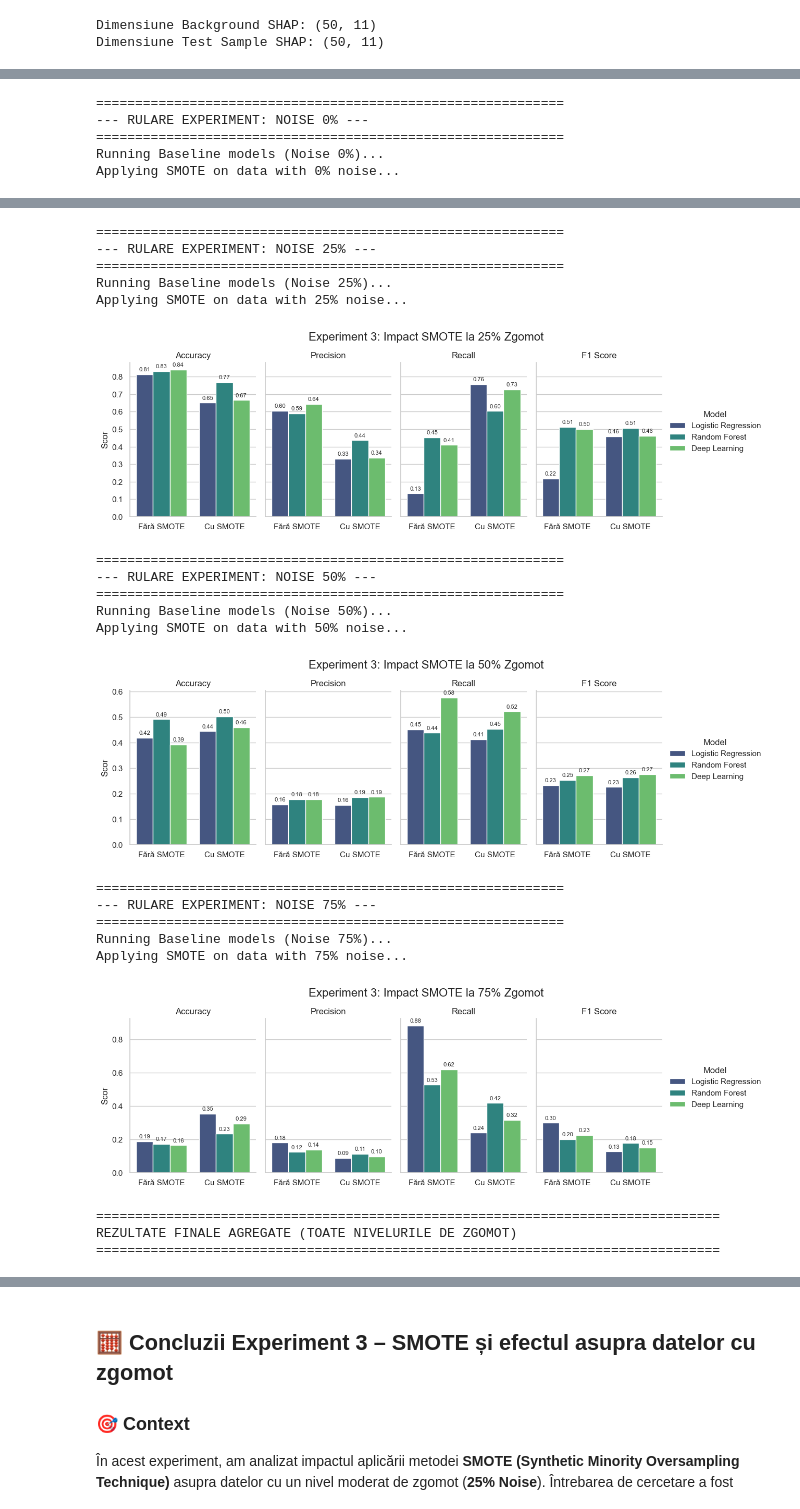
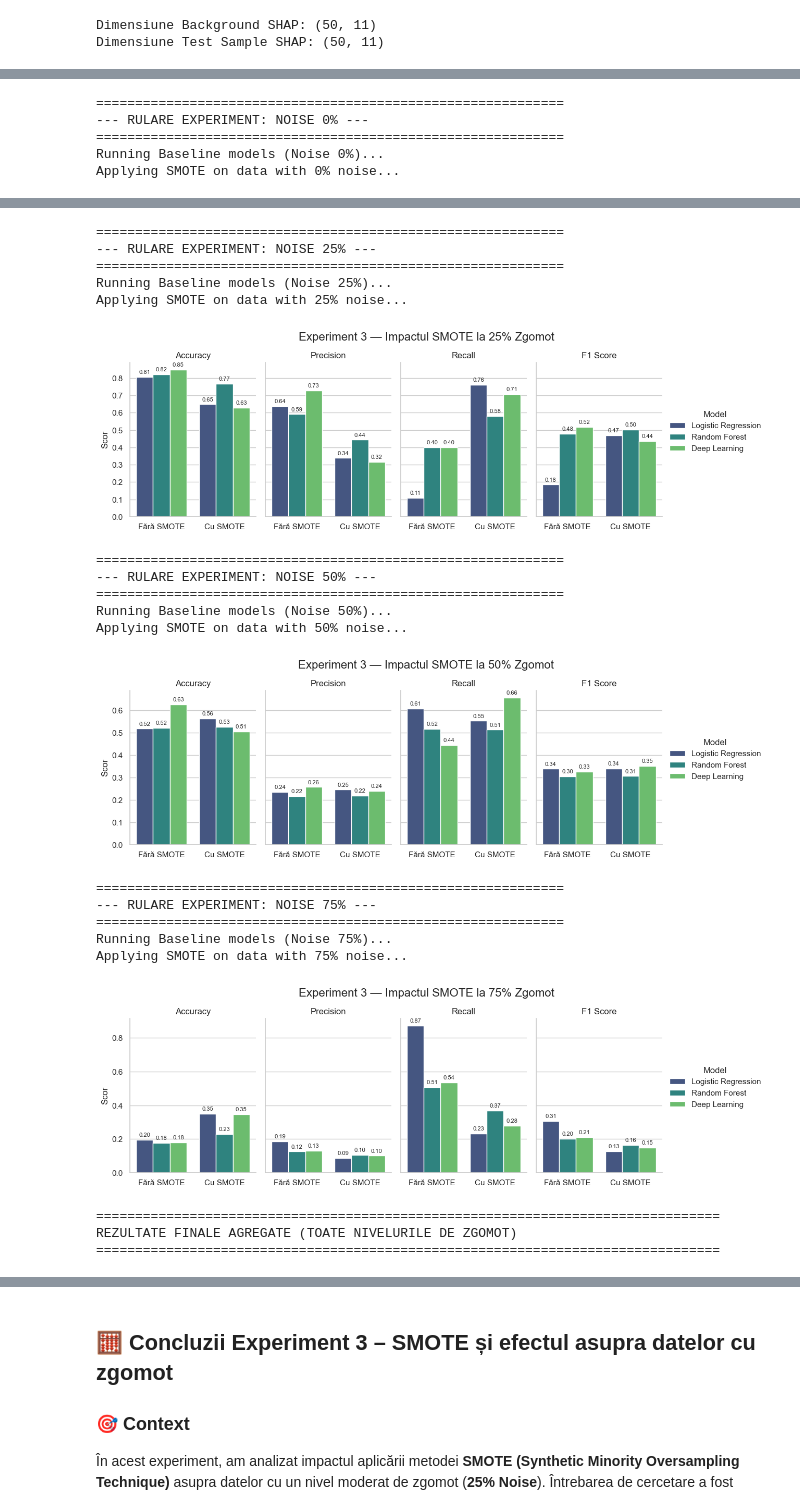
Before and after one commit to danielperebinos/UTM-SAD, a Jupyter notebook: lab_3.ipynb, the cells around one changed output, grey strips where cells are left out. Cells and saved outputs as stored; diff of their text form; code cells hidden in the pictures.

```diff
--- a/lab_3.ipynb
+++ b/lab_3.ipynb
@@ -51,25 +72,30 @@ df.head()
 X = df.drop('Exited', axis=1)
 y = df['Exited']
 # %%
-# Split inițial (80% Train, 20% Test)
-X_train_orig, X_test, y_train_orig, y_test = train_test_split(X, y, test_size=0.2, random_state=42)
+from sklearn.model_selection import train_test_split
+from sklearn.preprocessing import StandardScaler
 
-# Scalare
+# ✂️ Împărțirea inițială a datelor (80% antrenare, 20% test)
+X_train_orig, X_test, y_train_orig, y_test = train_test_split(
+    X, y, test_size=0.2, random_state=42, stratify=y
+)
+
+# ⚖️ Scalarea variabilelor numerice
 scaler = StandardScaler()
 X_train_sc = scaler.fit_transform(X_train_orig)
 X_test_sc = scaler.transform(X_test)
 # %%
-def inject_noise(y, noise_level):
+def inject_noise(y, noise_level: float):
     """
     Inversează etichetele pentru un procent 'noise_level' din date.
-    Ex: Dacă noise_level=0.1, 10% din etichete sunt greșite (0 devine 1, 1 devine 0).
+    Ex: noise_level=0.1 → 10% din etichete devin greșite (0 ↔ 1).
     """
     y_noisy = y.copy()
     n_samples = len(y)
     n_noise = int(n_samples * noise_level)
 
     if n_noise > 0:
-        # Alegem indici aleatori
+        # 🎲 Alegem indici aleatori pentru etichetele de inversat
         noise_indices = np.random.choice(n_samples, n_noise, replace=False)
 
         if isinstance(y_noisy, pd.Series):
@@ -427,10 +577,10 @@ Riscul SMOTE: Deoarece SMOTE creează vecini sintetici, dacă aplicăm SMOTE pe
 from sklearn.metrics import precision_score, recall_score, f1_score
 from imblearn.over_sampling import SMOTE
 
-# Funcție helper pentru calculul metricilor (actualizată pentru a include Noise Level)
+# ⚙️ Helper pentru calculul metricilor (inclusiv nivelul de zgomot)
 def get_metrics(y_true, y_pred, model_name, scenario, noise_lvl):
     return {
-        'Noise Level': f"{int(noise_lvl*100)}%",
+        'Noise Level': f"{int(noise_lvl * 100)}%",
         'Model': model_name,
         'Scenario': scenario,
         'Accuracy': accuracy_score(y_true, y_pred),
@@ -439,29 +589,29 @@ def get_metrics(y_true, y_pred, model_name, scenario, noise_lvl):
         'F1 Score': f1_score(y_true, y_pred)
     }
 
-# Container global pentru toate rezultatele
+# 🧩 Container global pentru toate rezultatele
 all_results_exp3 = []
 
-# Definim nivelurile de zgomot prin care iterăm
+# 🔁 Niveluri de zgomot analizate
 noise_levels = [0, 0.25, 0.50, 0.75]
 
-# --- ÎNCEPUT ITERAȚIE ---
+# 🚀 Începerea experimentului
 for noise in noise_levels:
     print(f"\n{'='*60}")
     print(f"--- RULARE EXPERIMENT: NOISE {int(noise*100)}% ---")
     print(f"{'='*60}")
 
-    # Rezultate locale pentru acest nivel de zgomot (pentru vizualizare imediată)
-    current_level_results = []
+    current_level_results = []  # rezultate temporare pentru vizualizarea locală
 
-    # 1. Preparare date (Baseline cu Zgomot specific iterației)
-    # inject_noise trebuie să fie definită anterior
+    # 1️⃣ Pregătire date — injectăm zgomotul specific
     y_train_noisy = inject_noise(y_train_orig, noise)
 
-    # --- SCENARIUL A: FĂRĂ SMOTE (BASELINE) ---
+    # ╔══════════════════════════════════════════╗
+    # ║     SCENARIUL A — FĂRĂ SMOTE (Baseline)  ║
+    # ╚══════════════════════════════════════════╝
     print(f"Running Baseline models (Noise {int(noise*100)}%)...")
 
-    # Logistic
+    # Logistic Regression
     lr = LogisticRegression(random_state=42).fit(X_train_sc, y_train_noisy)
     y_pred_lr = lr.predict(X_test_sc)
     metric = get_metrics(y_test, y_pred_lr, 'Logistic Regression', 'Fără SMOTE', noise)
@@ -488,29 +638,29 @@ for noise in noise_levels:
     current_level_results.append(metric)
     all_results_exp3.append(metric)
 
-
-    # --- SCENARIUL B: CU SMOTE (APLICAT PE ZGOMOT) ---
+    # ╔══════════════════════════════════════════╗
+    # ║        SCENARIUL B — CU SMOTE APLICAT    ║
+    # ╚══════════════════════════════════════════╝
     print(f"Applying SMOTE on data with {int(noise*100)}% noise...")
 
     smote = SMOTE(random_state=42)
-    # Aplicăm SMOTE pe datele care au deja zgomotul indus
     X_train_smote, y_train_smote = smote.fit_resample(X_train_sc, y_train_noisy)
 
-    # Logistic SMOTE
+    # Logistic Regression + SMOTE
     lr_sm = LogisticRegression(random_state=42).fit(X_train_smote, y_train_smote)
     y_pred_lr_sm = lr_sm.predict(X_test_sc)
     metric = get_metrics(y_test, y_pred_lr_sm, 'Logistic Regression', 'Cu SMOTE', noise)
     current_level_results.append(metric)
     all_results_exp3.append(metric)
 
-    # Random Forest SMOTE
+    # Random Forest + SMOTE
     rf_sm = RandomForestClassifier(random_state=42).fit(X_train_smote, y_train_smote)
     y_pred_rf_sm = rf_sm.predict(X_test_sc)
     metric = get_metrics(y_test, y_pred_rf_sm, 'Random Forest', 'Cu SMOTE', noise)
     current_level_results.append(metric)
     all_results_exp3.append(metric)
 
-    # Deep Learning SMOTE
+    # Deep Learning + SMOTE
     dl_sm = Sequential([
         Dense(64, activation='relu', input_shape=(X_train_smote.shape[1],)),
         Dense(32, activation='relu'),
@@ -523,15 +673,17 @@ for noise in noise_levels:
     current_level_results.append(metric)
     all_results_exp3.append(metric)
 
-    # --- VIZUALIZARE PER NOISE LEVEL ---
+    # ╔══════════════════════════════════════════╗
+    # ║       VIZUALIZARE PE NIVEL DE ZGOMOT     ║
+    # ╚══════════════════════════════════════════╝
     df_res_curr = pd.DataFrame(current_level_results)
 
-    # Transformăm dataframe-ul pentru plotare (Melt)
-    df_melt = df_res_curr.melt(id_vars=['Model', 'Scenario'],
-                               value_vars=['Accuracy', 'Precision', 'Recall', 'F1 Score'],
-                               var_name='Metric', value_name='Score')
+    df_melt = df_res_curr.melt(
+        id_vars=['Model', 'Scenario'],
+        value_vars=['Accuracy', 'Precision', 'Recall', 'F1 Score'],
+        var_name='Metric', value_name='Score'
+    )
 
-    # Plotting
     g = sns.catplot(
         data=df_melt,
         x='Scenario', y='Score',
@@ -540,21 +692,24 @@ for noise in noise_levels:
         palette='viridis', col_wrap=4
     )
 
-    g.fig.suptitle(f'Experiment 3: Impact SMOTE la {int(noise*100)}% Zgomot', y=1.05, fontsize=16)
+    g.fig.suptitle(f'Experiment 3 — Impactul SMOTE la {int(noise*100)}% Zgomot', y=1.05, fontsize=16)
     g.set_titles("{col_name}")
     g.set_axis_labels("", "Scor")
 
-    # Adăugăm etichete cu valorile pe bare
+    # Adăugăm etichete numerice pe bare
     for ax in g.axes.flat:
         for container in ax.containers:
             ax.bar_label(container, fmt='%.2f', fontsize=8, padding=3)
 
     plt.show()
 
-# --- FINAL: AFIȘARE TABEL CENTRALIZAT ---
+# ╔══════════════════════════════════════════╗
+# ║     AFIȘARE TABEL CENTRALIZAT FINAL      ║
+# ╚══════════════════════════════════════════╝
 print("\n" + "="*80)
 print("REZULTATE FINALE AGREGATE (TOATE NIVELURILE DE ZGOMOT)")
 print("="*80)
+
 df_final_results = pd.DataFrame(all_results_exp3)
 display(df_final_results.sort_values(by=['Noise Level', 'Model', 'Scenario']))
 # %% [output]
@@ -567,21 +722,21 @@ Applying SMOTE on data with 0% noise...
 ============================================================
 --- RULARE EXPERIMENT: NOISE 25% ---
 ============================================================
 Running Baseline models (Noise 25%)...
 Applying SMOTE on data with 25% noise...
-[figure, old version]
+[figure, new version]
 ============================================================
 --- RULARE EXPERIMENT: NOISE 50% ---
 ============================================================
 Running Baseline models (Noise 50%)...
 Applying SMOTE on data with 50% noise...
-[figure, old version]
+[figure, new version]
 ============================================================
 --- RULARE EXPERIMENT: NOISE 75% ---
 ============================================================
 Running Baseline models (Noise 75%)...
 Applying SMOTE on data with 75% noise...
-[figure, old version]
+[figure, new version]
 ================================================================================
 REZULTATE FINALE AGREGATE (TOATE NIVELURILE DE ZGOMOT)
 ================================================================================
```
Also changed, not shown: parts of 18 cells of this notebook.
